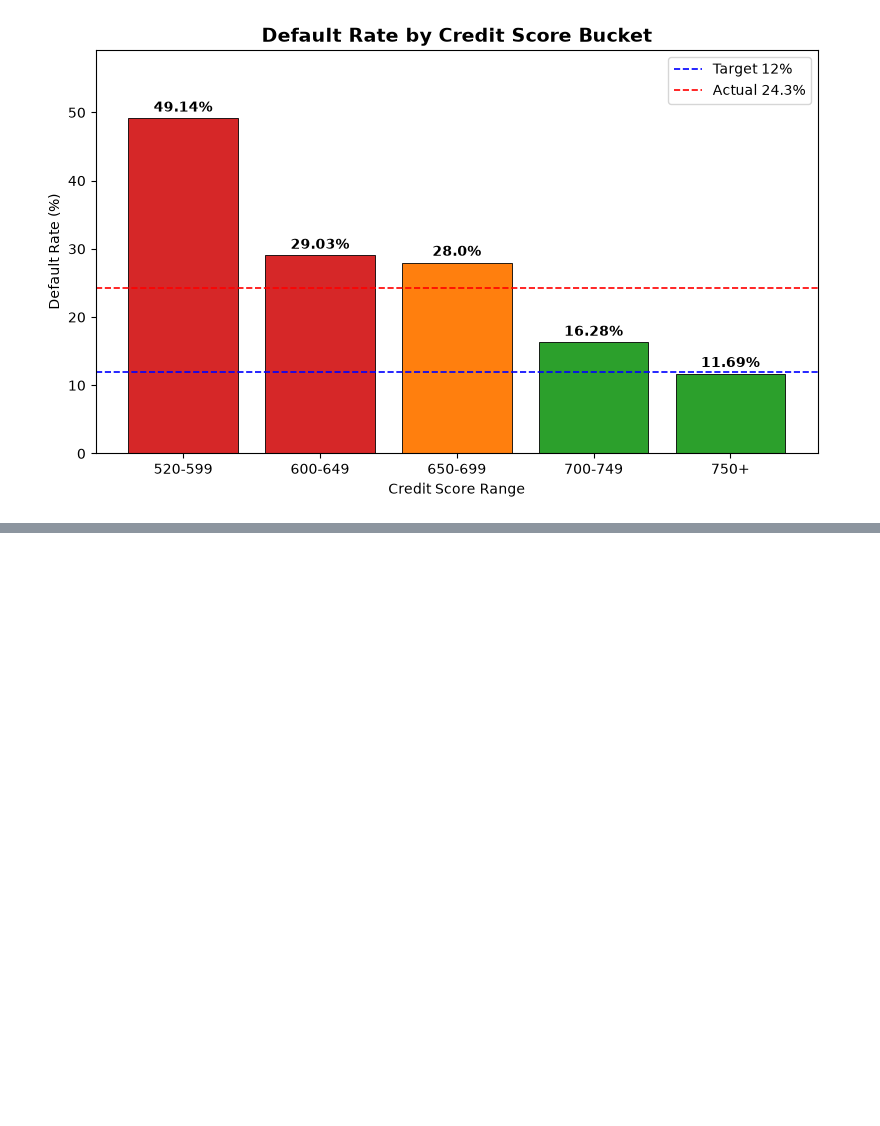
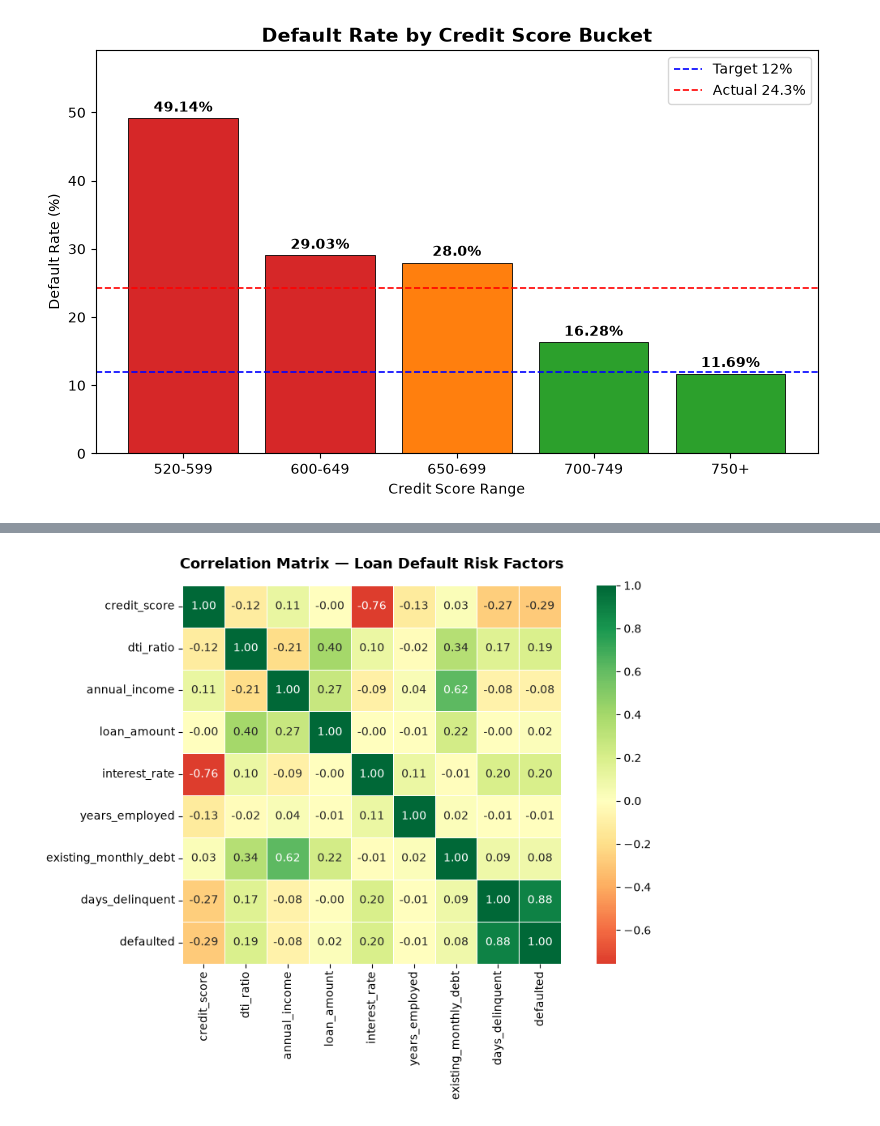
Before and after one commit to ShubhamSahu-2005/Loan-Default-Risk-Analysis, a Jupyter notebook: notebooks/eda.ipynb, the cells around one changed output, grey strips where cells are left out. Saved outputs shown, nothing was run; the diff lists cells and outputs as text; code cells hidden in the pictures; blank space fills up the shorter version.

```diff
--- a/notebooks/eda.ipynb
+++ b/notebooks/eda.ipynb
@@ -93,0 +513,20 @@ plt.show()
+# %%
+corr_cols = ['credit_score', 'dti_ratio', 'annual_income',
+             'loan_amount', 'interest_rate', 'years_employed',
+             'existing_monthly_debt', 'days_delinquent', 'defaulted']
+
+plt.figure(figsize=(10, 7))
+sns.heatmap(
+    df[corr_cols].corr(),
+    annot=True, fmt='.2f',
+    cmap='RdYlGn', center=0,
+    linewidths=0.5, square=True,
+    annot_kws={'size': 10}
+)
+plt.title('Correlation Matrix — Loan Default Risk Factors',
+          fontsize=13, fontweight='bold', pad=15)
+plt.tight_layout()
+plt.savefig('../reports/chart5_correlation_heatmap.png', dpi=150, bbox_inches='tight')
+plt.show()
+# %% [output]
+[figure, added]
```
Also changed, not shown: parts of 14 cells of this notebook, 5 other files.
